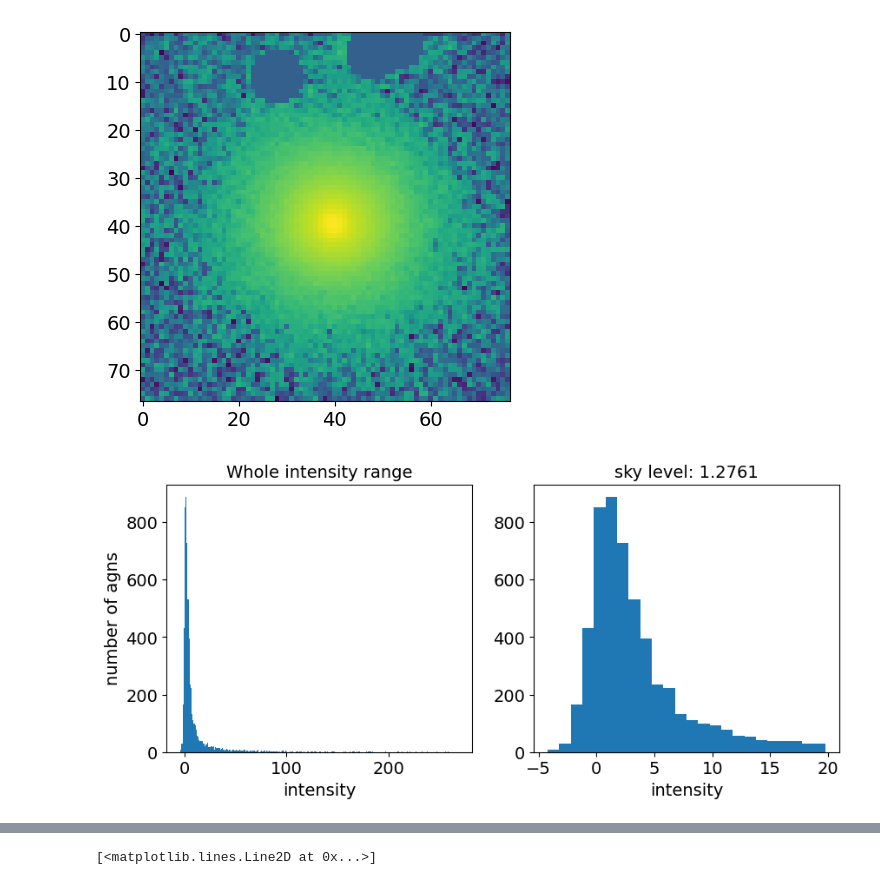
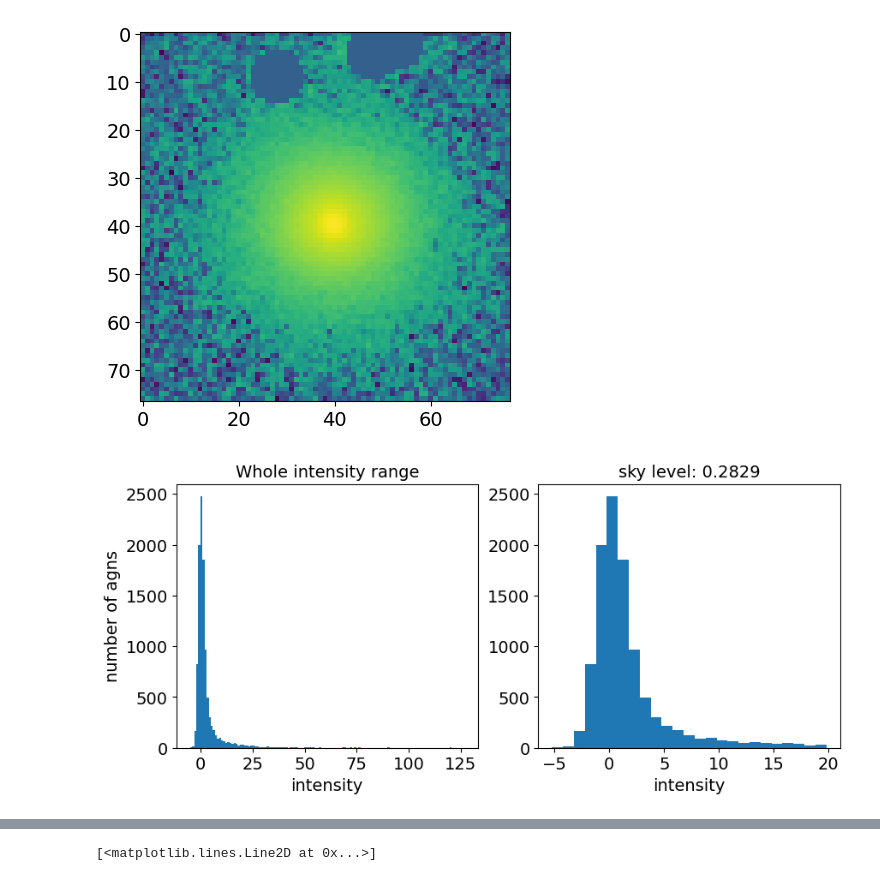
Before and after one commit to insepien/dualAGN, a Jupyter notebook: scrap_notebooks/checkFit.ipynb, the cells around one changed output, grey strips where cells are left out. Saved outputs shown, nothing was run; the diff lists cells and outputs as text; code cells hidden in the pictures.

```diff
--- a/scrap_notebooks/checkFit.ipynb
+++ b/scrap_notebooks/checkFit.ipynb
@@ -533,7 +534,7 @@ imageAGN_masked = mask_image(image=imageAGN,rad=5,intens=10,agn_mask_size=25)
 # %% [output]
 [figure]
 # %%
-on = "J0328-0710"
+on = "J0323+0018"
 imageFile = glob.glob(os.path.expanduser("~/agn-result/box/final_cut/"+on+"*"))[-1]
 imageAGN = fits.getdata(os.path.expanduser(imageFile))
 with open(os.path.expanduser("~/research-data/psf-results/psf_pkls/psf_"+on+".pkl"),"rb") as f:
@@ -553,34 +554,34 @@ def make1model(xpos,ypos,function_dict,psf,dataImage):
     func_set_dict = {'X0': xpos, 'Y0': ypos,
                     'function_list': [function_dict]}
     funcset = [func_set_dict]
     model= pyimfit.ModelDescription.dict_to_ModelDescription({'function_sets':funcset})
     fitter = pyimfit.Imfit(model,psf=psf)
     return fitter
 
 
 sersic_dict, psf_dict, gaussian_dict, flatsky_dict, flatbar_dict, exp_dict = makeModelDict(PA_ss=200, ell_ss=0.1, n_ss=1, I_ss=1, r_ss=20, Itot=itot,
                                                                      PA_lim=[0,360], ell_lim=[0.0,1.0], I_lim=[0.1,Imax],
                                                                      Iss_lim=[0.1,Imax], rss_lim=[0.1,framelim], Itot_lim=[0.1,1e4],
                                                                      sigma = 5, sigma_lim = [1,20], Isky = 2.5, Isky_lim =[0,10],
                                                                      h1=10,h2=10,h_lim=[0.1,framelim],alpha=0.1,alpha_lim=[0.1,framelim])
 
 
 # make models
 hlim_max=1000
 models_n1 = galaxy_model(X0=xs[0], Y0=ys[0],
                          X1=xs[1], Y1=ys[1],
                          Xss0=xs[0], Yss0=ys[0],
                          Xss1=xs[1], Yss1=ys[1],
                          Xlim=[0,framelim], Ylim=[0,framelim], Xsslim = [0,framelim], Ysslim=[0,framelim],
                          PA_ss=200, ell_ss=0.1, n_ss=1, I_ss=1, r_ss=20, Itot=itot,
                          PA_lim=[0,360], ell_lim=[0.0,1.0], I_lim=[0.1,Imax],
                          Iss_lim=[0.1,Imax], rss_lim=[0.1,framelim], Itot_lim=[0.1,1e4],
                          sigma = 5, sigma_lim = [1,20],midf=midF, Isky = 2.5, Isky_lim =[0,10],
                          h1=10,h2=10,h_lim=[0.1,hlim_max],alpha=0.1,alpha_lim=[0.1,framelim])
 
 sky = find_sky(imageAGN,plothist=True)
 # %% [output]
-[figure, old version]
+[figure, new version]
 # %%
 plt.imshow(imageAGN, norm='symlog')
 plt.title(on)
```
Also changed, not shown: parts of 7 cells of this notebook.
